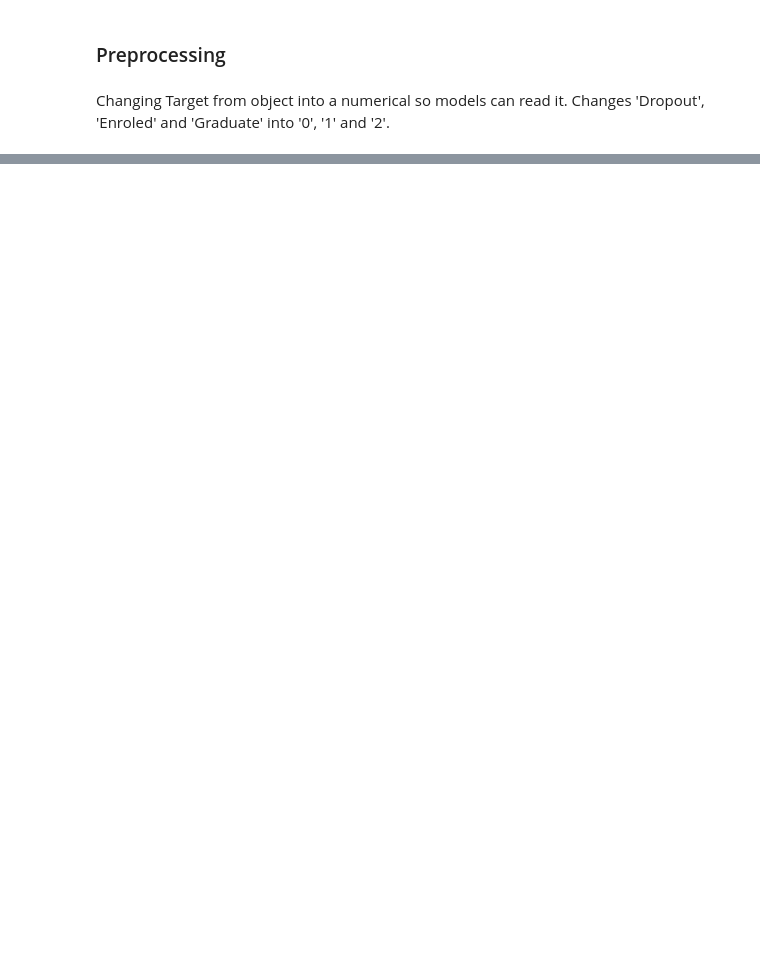
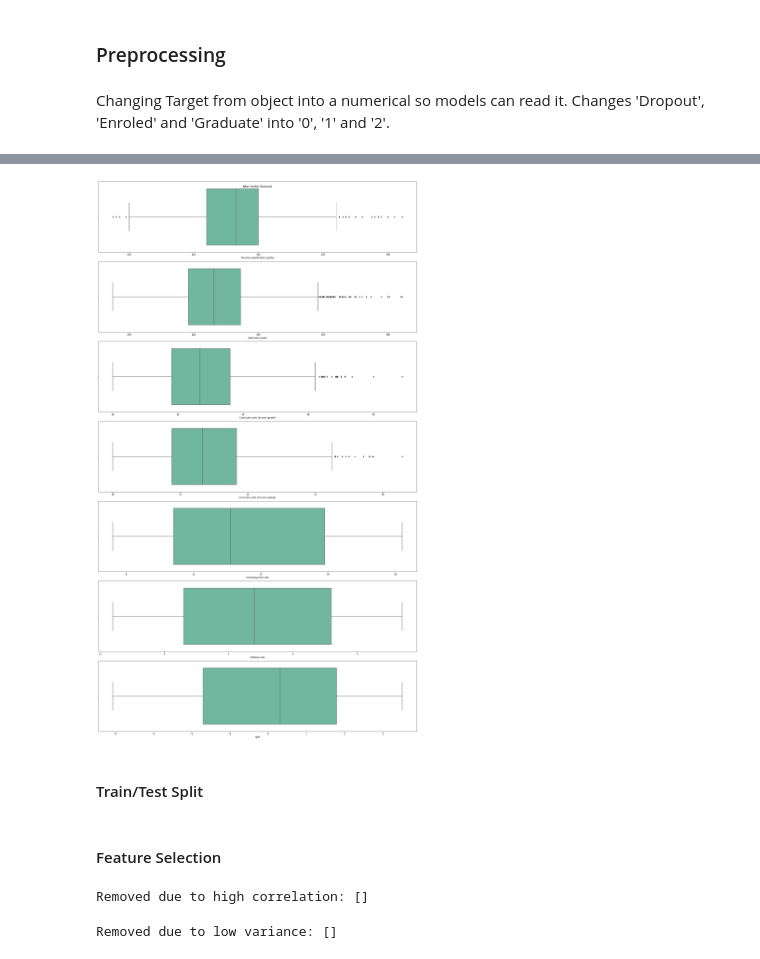
Before and after one commit to Wetsao/IA-Predict-Student-Dropout, a Jupyter notebook: predict_dropout.ipynb, the cells around one changed output, grey strips where cells are left out. Drawn from its saved outputs; the diff is of its cells as text; code cells hidden in the pictures; blank space fills up the shorter version.

```diff
--- a/predict_dropout.ipynb
+++ b/predict_dropout.ipynb
@@ -330,0 +359,11 @@ df.head()
+# %%
+# Apply outlier removal
+
+for col in numerical:
+    before = df.shape[0]
+    Q1 = df[col].quantile(0.25)
+    Q3 = df[col].quantile(0.75)
+    IQR = Q3 - Q1
+    df = df[(df[col] >= Q1 - 3*IQR) & (df[col] <= Q3 + 3*IQR)]
+    after = df.shape[0]
+    print(f"Removed {before - after} rows for '{col}'")
@@ -330,0 +378,14 @@ df.head()
+# %%
+# Visualize boxplots after outlier handling
+
+num_cols = len(numerical)
+fig, axs = plt.subplots(num_cols, 1, figsize=(20, 5 * num_cols))
+for i, col in enumerate(numerical):
+    sns.boxplot(df[col], ax=axs[i], palette='BuGn')
+plt.suptitle("After Outlier Removal")
+plt.tight_layout()
+plt.show()
+# %% [output]
+[figure, added]
+# %% [markdown]
+#### Train/Test Split
@@ -330,0 +407,20 @@ df.head()
+# %% [markdown]
+#### Feature Selection
+# %%
+# --- Feature Selection: Remove highly correlated numerical features ---
+corr_matrix = X_train[numerical].corr().abs()
+upper = corr_matrix.where(np.triu(np.ones(corr_matrix.shape), k=1).astype(bool))
+to_drop = [column for column in upper.columns if any(upper[column] > 0.95)]
+numerical = [col for col in numerical if col not in to_drop]
+print("Removed due to high correlation:", to_drop)
+# %% [output]
+Removed due to high correlation: []
+# %%
+# Remove low-variance features (for numerical columns)
+
+selector = VarianceThreshold(threshold=0.01)
+low_variance_cols = [col for col, var in zip(numerical, selector.fit(X_train[numerical]).variances_) if var < 0.1]
+numerical = [col for col in numerical if col not in low_variance_cols]
+print("Removed due to low variance:", low_variance_cols)
+# %% [output]
+Removed due to low variance: []
```
Also changed, not shown: parts of 27 cells of this notebook.
